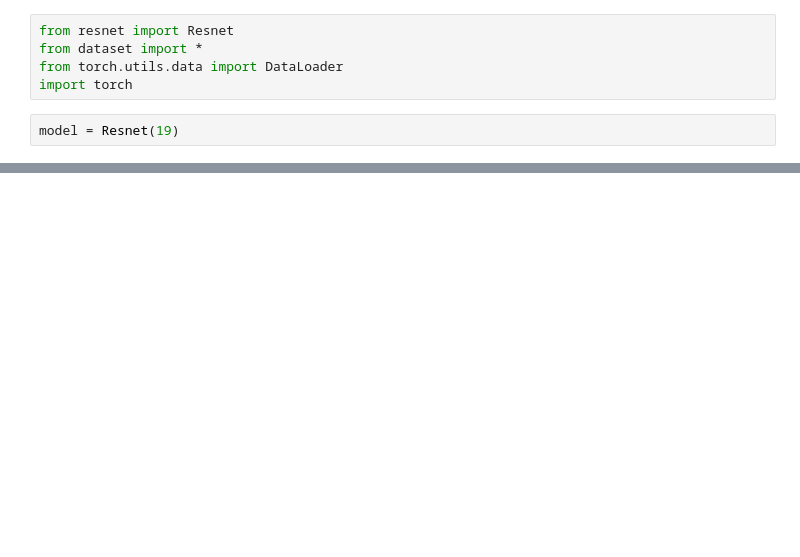
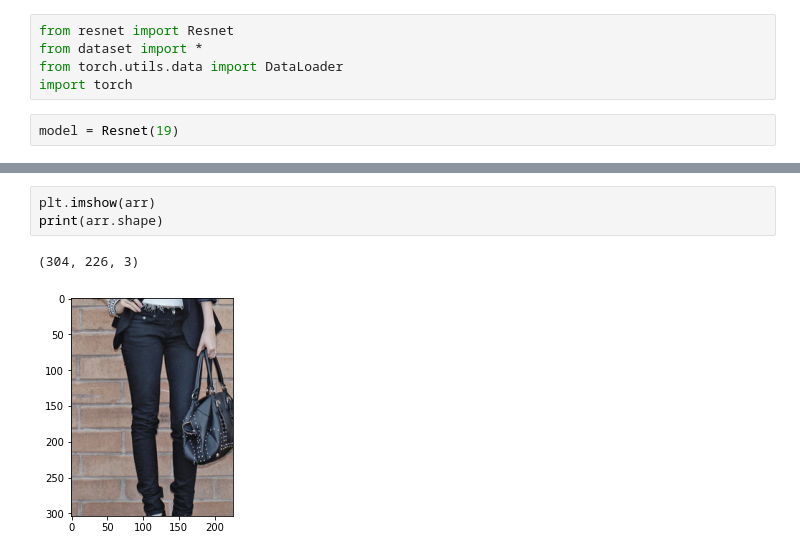
Before and after one commit to rudyn2/cc7221, a Jupyter notebook: tarea1/src/test_model.ipynb, the cells around one changed output, grey strips where cells are left out. Cells and saved outputs as stored; diff of their text form; blank space fills up the shorter version.

```diff
--- a/tarea1/src/test_model.ipynb
+++ b/tarea1/src/test_model.ipynb
@@ -27,0 +145,6 @@ tensor(0.)
+# %%
+plt.imshow(arr)
+print(arr.shape)
+# %% [output]
+(304, 226, 3)
+[figure, added]
```
Also changed, not shown: parts of 8 cells of this notebook, 2 other files.
